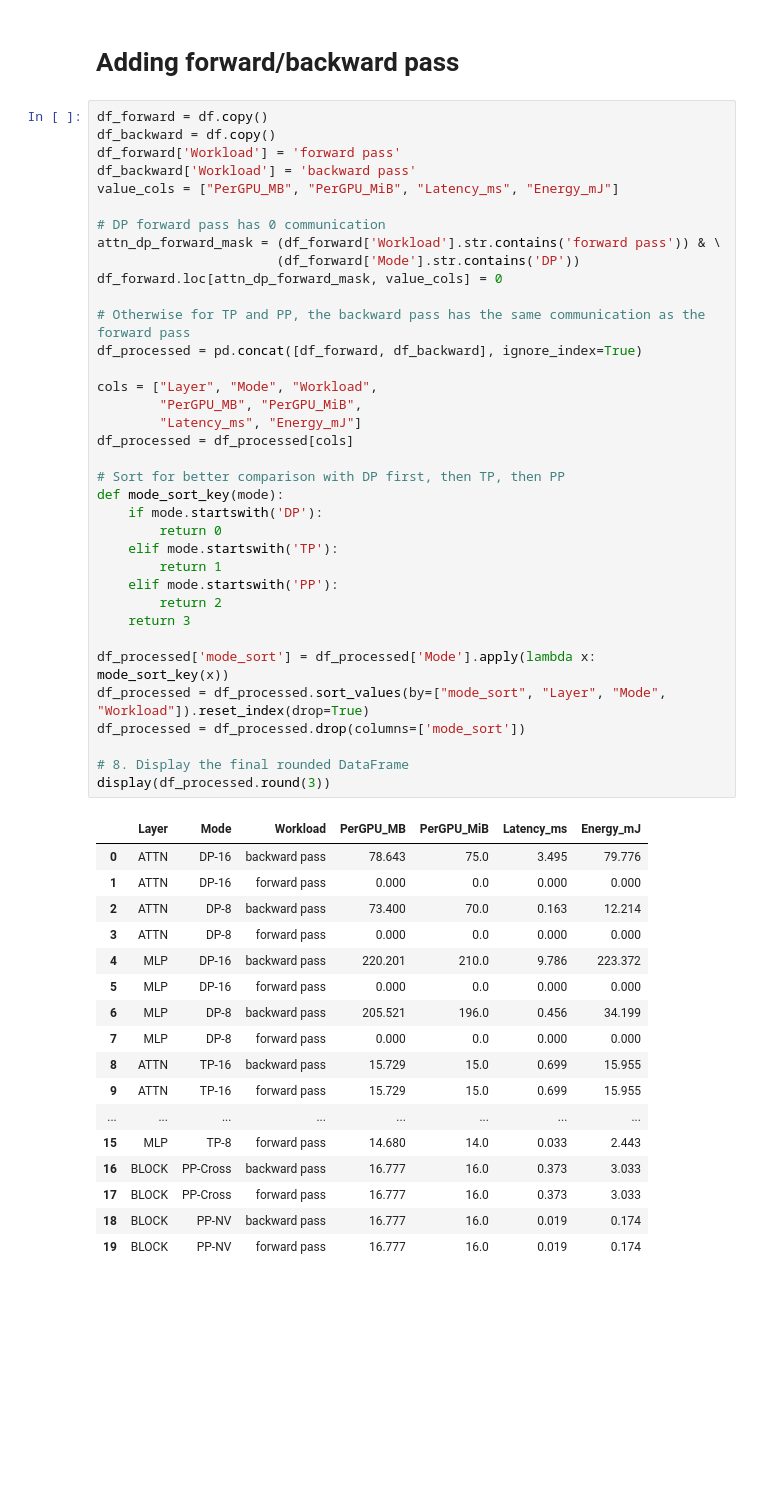
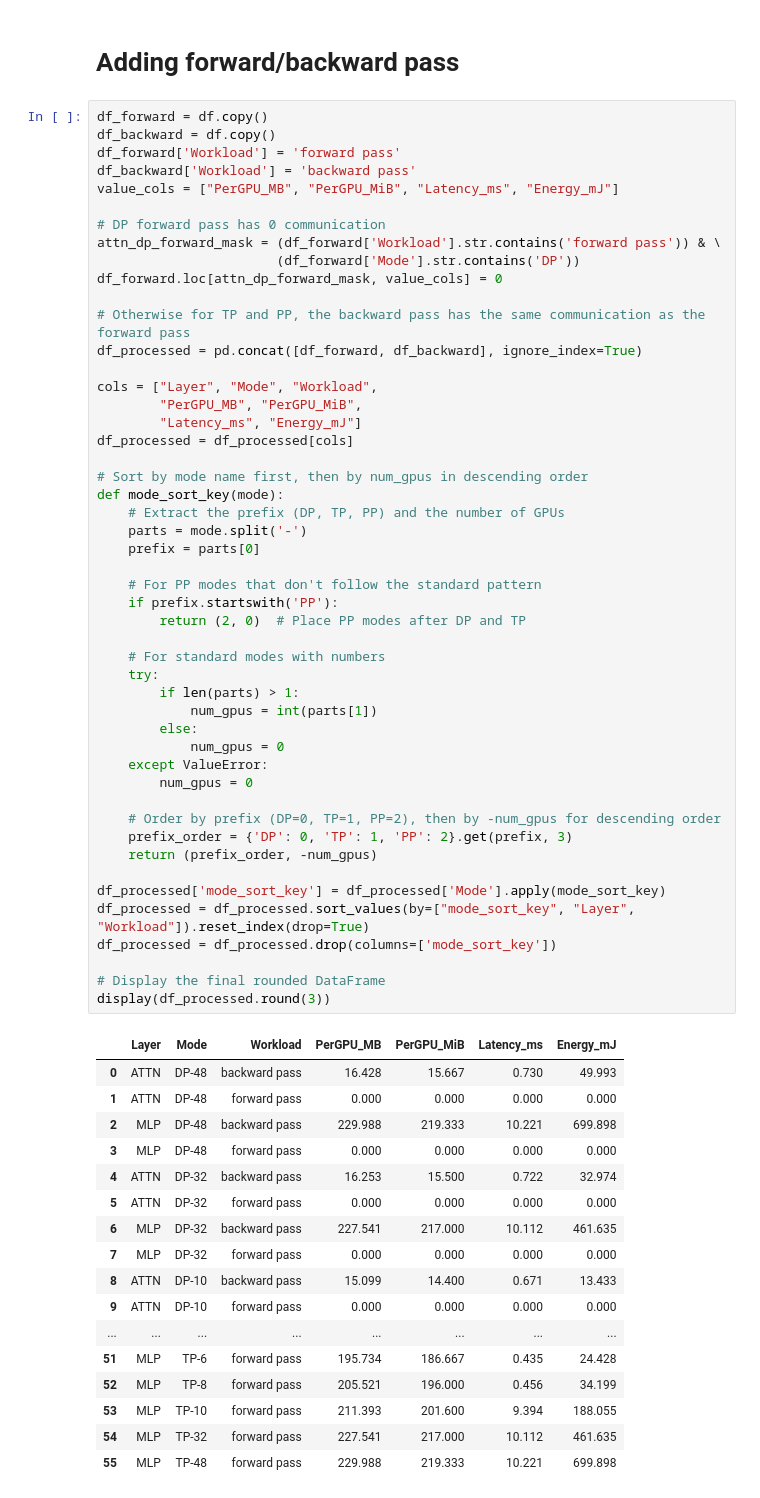
Before and after one commit to Aprilhuu/modeling-rack-scale-computing, a Jupyter notebook: llama_data-tensor-pipeline_latency-energy-data.ipynb.ipynb, the cells around one changed output. Cells and saved outputs as stored; diff of their text form; blank space fills up the shorter version.

Commit message:
Added support for more number of gpus for network modeling

```diff
--- a/llama_data-tensor-pipeline_latency-energy-data.ipynb.ipynb
+++ b/llama_data-tensor-pipeline_latency-energy-data.ipynb.ipynb
@@ -207,54 +242,67 @@ display(df.round(3))
 # %%
 df_forward = df.copy()
 df_backward = df.copy()
 df_forward['Workload'] = 'forward pass'
 df_backward['Workload'] = 'backward pass'
 value_cols = ["PerGPU_MB", "PerGPU_MiB", "Latency_ms", "Energy_mJ"]
 
 # DP forward pass has 0 communication
 attn_dp_forward_mask = (df_forward['Workload'].str.contains('forward pass')) & \
                        (df_forward['Mode'].str.contains('DP'))
 df_forward.loc[attn_dp_forward_mask, value_cols] = 0
 
 # Otherwise for TP and PP, the backward pass has the same communication as the forward pass
 df_processed = pd.concat([df_forward, df_backward], ignore_index=True)
 
 cols = ["Layer", "Mode", "Workload",
         "PerGPU_MB", "PerGPU_MiB",
         "Latency_ms", "Energy_mJ"]
 df_processed = df_processed[cols]
 
-# Sort for better comparison with DP first, then TP, then PP
+# Sort by mode name first, then by num_gpus in descending order
 def mode_sort_key(mode):
-    if mode.startswith('DP'):
-        return 0
-    elif mode.startswith('TP'):
-        return 1
-    elif mode.startswith('PP'):
-        return 2
-    return 3
+    # Extract the prefix (DP, TP, PP) and the number of GPUs
+    parts = mode.split('-')
+    prefix = parts[0]
 
-df_processed['mode_sort'] = df_processed['Mode'].apply(lambda x: mode_sort_key(x))
-df_processed = df_processed.sort_values(by=["mode_sort", "Layer", "Mode", "Workload"]).reset_index(drop=True)
-df_processed = df_processed.drop(columns=['mode_sort'])
+    # For PP modes that don't follow the standard pattern
+    if prefix.startswith('PP'):
+        return (2, 0)  # Place PP modes after DP and TP
 
-# 8. Display the final rounded DataFrame
+    # For standard modes with numbers
+    try:
+        if len(parts) > 1:
+            num_gpus = int(parts[1])
+        else:
+            num_gpus = 0
+    except ValueError:
+        num_gpus = 0
+
+    # Order by prefix (DP=0, TP=1, PP=2), then by -num_gpus for descending order
+    prefix_order = {'DP': 0, 'TP': 1, 'PP': 2}.get(prefix, 3)
+    return (prefix_order, -num_gpus)
+
+df_processed['mode_sort_key'] = df_processed['Mode'].apply(mode_sort_key)
+df_processed = df_processed.sort_values(by=["mode_sort_key", "Layer", "Workload"]).reset_index(drop=True)
+df_processed = df_processed.drop(columns=['mode_sort_key'])
+
+# Display the final rounded DataFrame
 display(df_processed.round(3))
 # %% [output]
 |  | Layer | Mode | Workload | PerGPU_MB | PerGPU_MiB | Latency_ms | Energy_mJ |
-| 0 | ATTN | DP‑16 | backward pass | 78.643 | 75.0 | 3.495 | 79.776 |
-| 1 | ATTN | DP‑16 | forward pass | 0.000 | 0.0 | 0.000 | 0.000 |
-| 2 | ATTN | DP‑8 | backward pass | 73.400 | 70.0 | 0.163 | 12.214 |
-| 3 | ATTN | DP‑8 | forward pass | 0.000 | 0.0 | 0.000 | 0.000 |
-| 4 | MLP | DP‑16 | backward pass | 220.201 | 210.0 | 9.786 | 223.372 |
-| 5 | MLP | DP‑16 | forward pass | 0.000 | 0.0 | 0.000 | 0.000 |
-| 6 | MLP | DP‑8 | backward pass | 205.521 | 196.0 | 0.456 | 34.199 |
-| 7 | MLP | DP‑8 | forward pass | 0.000 | 0.0 | 0.000 | 0.000 |
-| 8 | ATTN | TP‑16 | backward pass | 15.729 | 15.0 | 0.699 | 15.955 |
-| 9 | ATTN | TP‑16 | forward pass | 15.729 | 15.0 | 0.699 | 15.955 |
+| 0 | ATTN | DP-48 | backward pass | 16.428 | 15.667 | 0.730 | 49.993 |
+| 1 | ATTN | DP-48 | forward pass | 0.000 | 0.000 | 0.000 | 0.000 |
+| 2 | MLP | DP-48 | backward pass | 229.988 | 219.333 | 10.221 | 699.898 |
+| 3 | MLP | DP-48 | forward pass | 0.000 | 0.000 | 0.000 | 0.000 |
+| 4 | ATTN | DP-32 | backward pass | 16.253 | 15.500 | 0.722 | 32.974 |
+| 5 | ATTN | DP-32 | forward pass | 0.000 | 0.000 | 0.000 | 0.000 |
+| 6 | MLP | DP-32 | backward pass | 227.541 | 217.000 | 10.112 | 461.635 |
+| 7 | MLP | DP-32 | forward pass | 0.000 | 0.000 | 0.000 | 0.000 |
+| 8 | ATTN | DP-10 | backward pass | 15.099 | 14.400 | 0.671 | 13.433 |
+| 9 | ATTN | DP-10 | forward pass | 0.000 | 0.000 | 0.000 | 0.000 |
 | ... | ... | ... | ... | ... | ... | ... | ... |
-| 15 | MLP | TP‑8 | forward pass | 14.680 | 14.0 | 0.033 | 2.443 |
-| 16 | BLOCK | PP‑Cross | backward pass | 16.777 | 16.0 | 0.373 | 3.033 |
-| 17 | BLOCK | PP‑Cross | forward pass | 16.777 | 16.0 | 0.373 | 3.033 |
-| 18 | BLOCK | PP‑NV | backward pass | 16.777 | 16.0 | 0.019 | 0.174 |
-| 19 | BLOCK | PP‑NV | forward pass | 16.777 | 16.0 | 0.019 | 0.174 |
+| 51 | MLP | TP‑6 | forward pass | 195.734 | 186.667 | 0.435 | 24.428 |
+| 52 | MLP | TP‑8 | forward pass | 205.521 | 196.000 | 0.456 | 34.199 |
+| 53 | MLP | TP‑10 | forward pass | 211.393 | 201.600 | 9.394 | 188.055 |
+| 54 | MLP | TP‑32 | forward pass | 227.541 | 217.000 | 10.112 | 461.635 |
+| 55 | MLP | TP‑48 | forward pass | 229.988 | 219.333 | 10.221 | 699.898 |
```
Also changed, not shown: parts of 7 cells of this notebook.
